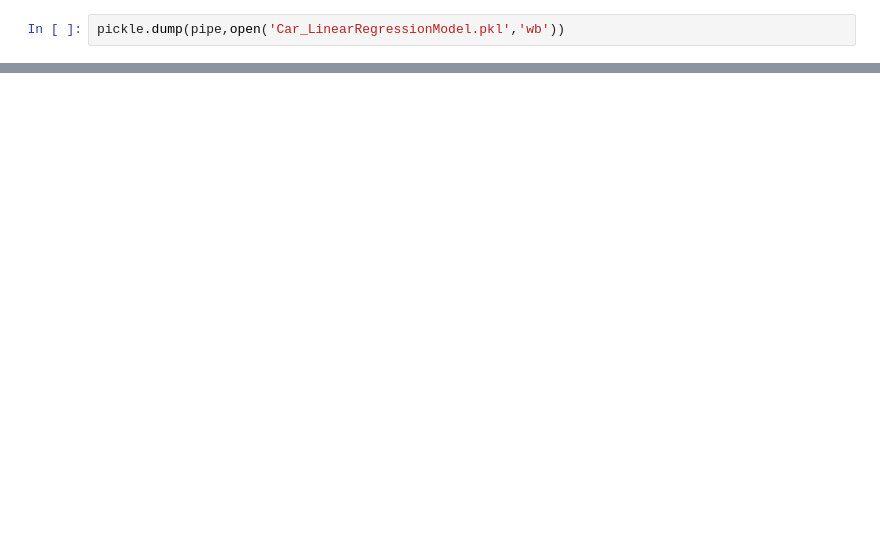
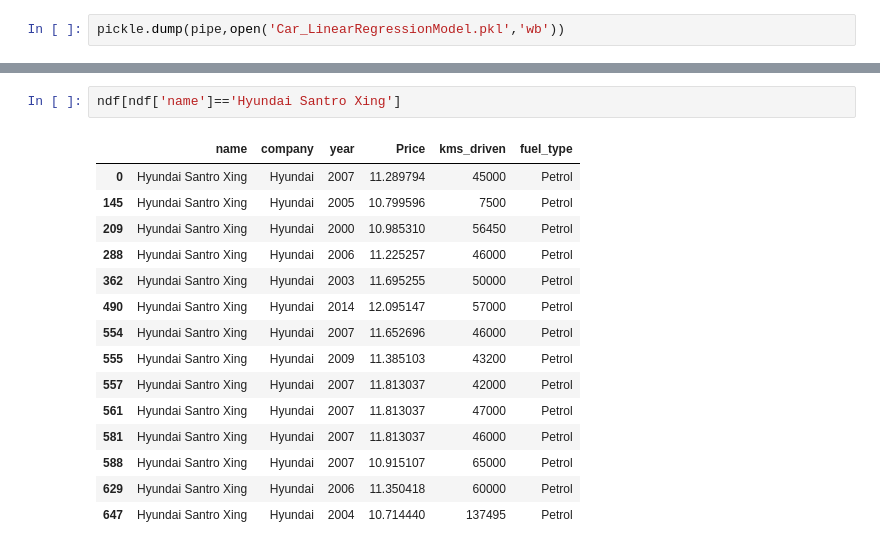
Before and after one commit to UtkarshGupta048/Data-Analytics, a Jupyter notebook: car_price_prediction.ipynb, the cells around one changed output, grey strips where cells are left out. Saved outputs shown, nothing was run; the diff lists cells and outputs as text; blank space fills up the shorter version.

```diff
--- a/car_price_prediction.ipynb
+++ b/car_price_prediction.ipynb
@@ -443,0 +452,18 @@ array([731940.13878579])
+# %%
+ndf[ndf['name']=='Hyundai Santro Xing']
+# %% [output]
+|  | name | company | year | Price | kms_driven | fuel_type |
+| 0 | Hyundai Santro Xing | Hyundai | 2007 | 11.289794 | 45000 | Petrol |
+| 145 | Hyundai Santro Xing | Hyundai | 2005 | 10.799596 | 7500 | Petrol |
+| 209 | Hyundai Santro Xing | Hyundai | 2000 | 10.985310 | 56450 | Petrol |
+| 288 | Hyundai Santro Xing | Hyundai | 2006 | 11.225257 | 46000 | Petrol |
+| 362 | Hyundai Santro Xing | Hyundai | 2003 | 11.695255 | 50000 | Petrol |
+| 490 | Hyundai Santro Xing | Hyundai | 2014 | 12.095147 | 57000 | Petrol |
+| 554 | Hyundai Santro Xing | Hyundai | 2007 | 11.652696 | 46000 | Petrol |
+| 555 | Hyundai Santro Xing | Hyundai | 2009 | 11.385103 | 43200 | Petrol |
+| 557 | Hyundai Santro Xing | Hyundai | 2007 | 11.813037 | 42000 | Petrol |
+| 561 | Hyundai Santro Xing | Hyundai | 2007 | 11.813037 | 47000 | Petrol |
+| 581 | Hyundai Santro Xing | Hyundai | 2007 | 11.813037 | 46000 | Petrol |
+| 588 | Hyundai Santro Xing | Hyundai | 2007 | 10.915107 | 65000 | Petrol |
+| 629 | Hyundai Santro Xing | Hyundai | 2006 | 11.350418 | 60000 | Petrol |
+| 647 | Hyundai Santro Xing | Hyundai | 2004 | 10.714440 | 137495 | Petrol |
```
Also changed, not shown: parts of 24 cells of this notebook.
